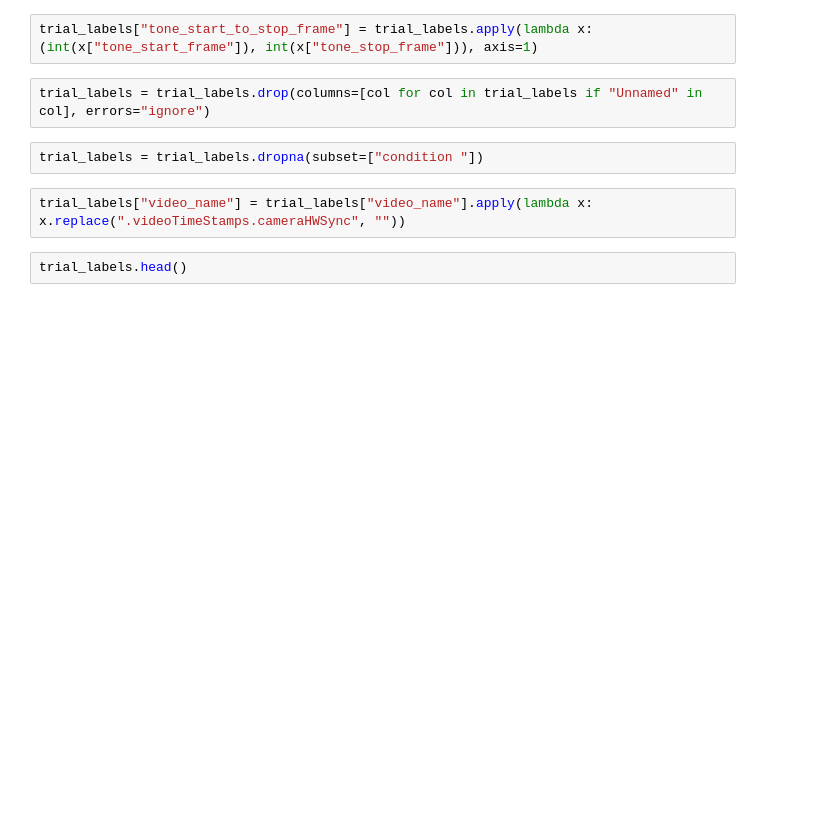
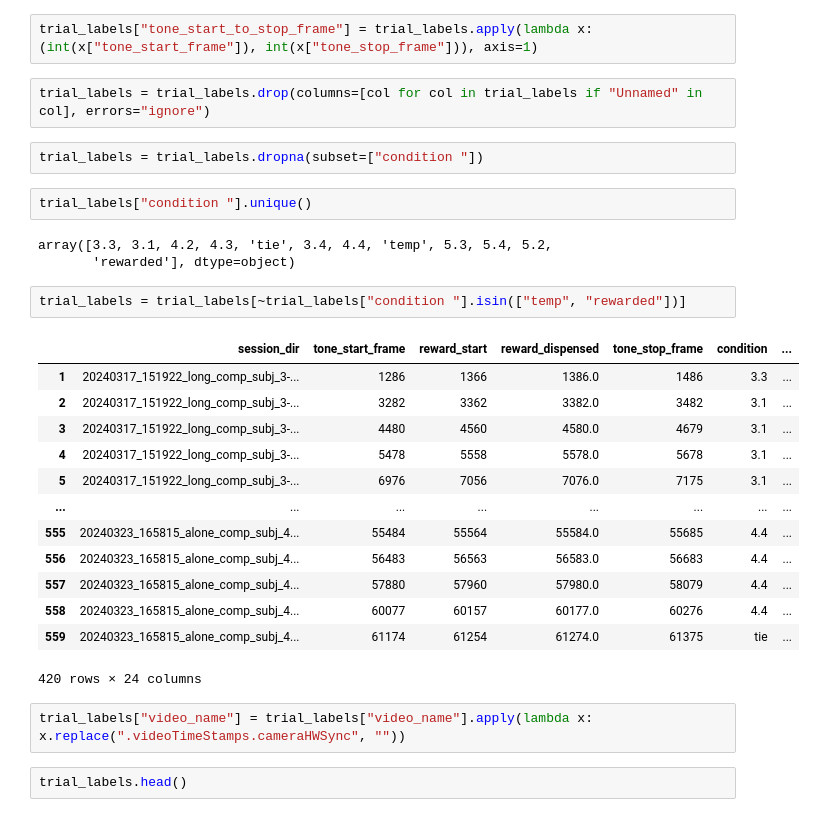
Before and after one commit to padillacoreanolab/reward_comp_ext, a Jupyter notebook: results/2024_06_26_sleap_clustering/01_HPC_trial_only_filtering_sleap_feature_clustering.ipynb, the cells around one changed output. Drawn from its saved outputs; the diff is of its cells as text; blank space fills up the shorter version.

Commit message:
nb: filtering out rewarded trials

```diff
--- a/results/2024_06_26_sleap_clustering/01_HPC_trial_only_filtering_sleap_feature_clustering.ipynb
+++ b/results/2024_06_26_sleap_clustering/01_HPC_trial_only_filtering_sleap_feature_clustering.ipynb
@@ -1769,6 +1769,27 @@ trial_labels["tone_start_to_stop_frame"] = trial_labels.apply(lambda x: (int(x["
 trial_labels = trial_labels.drop(columns=[col for col in trial_labels if "Unnamed" in col], errors="ignore")
 # %%
 trial_labels = trial_labels.dropna(subset=["condition "])
+# %%
+trial_labels["condition "].unique()
+# %% [output]
+array([3.3, 3.1, 4.2, 4.3, 'tie', 3.4, 4.4, 'temp', 5.3, 5.4, 5.2,
+       'rewarded'], dtype=object)
+# %%
+trial_labels = trial_labels[~trial_labels["condition "].isin(["temp", "rewarded"])]
+# %% [output]
+|  | session_dir | tone_start_frame | reward_start | reward_dispensed | tone_stop_frame | condition | ... |
+| 1 | 20240317_151922_long_comp_subj_3-... | 1286 | 1366 | 1386.0 | 1486 | 3.3 | ... |
+| 2 | 20240317_151922_long_comp_subj_3-... | 3282 | 3362 | 3382.0 | 3482 | 3.1 | ... |
+| 3 | 20240317_151922_long_comp_subj_3-... | 4480 | 4560 | 4580.0 | 4679 | 3.1 | ... |
+| 4 | 20240317_151922_long_comp_subj_3-... | 5478 | 5558 | 5578.0 | 5678 | 3.1 | ... |
+| 5 | 20240317_151922_long_comp_subj_3-... | 6976 | 7056 | 7076.0 | 7175 | 3.1 | ... |
+| ... | ... | ... | ... | ... | ... | ... | ... |
+| 555 | 20240323_165815_alone_comp_subj_4... | 55484 | 55564 | 55584.0 | 55685 | 4.4 | ... |
+| 556 | 20240323_165815_alone_comp_subj_4... | 56483 | 56563 | 56583.0 | 56683 | 4.4 | ... |
+| 557 | 20240323_165815_alone_comp_subj_4... | 57880 | 57960 | 57980.0 | 58079 | 4.4 | ... |
+| 558 | 20240323_165815_alone_comp_subj_4... | 60077 | 60157 | 60177.0 | 60276 | 4.4 | ... |
+| 559 | 20240323_165815_alone_comp_subj_4... | 61174 | 61254 | 61274.0 | 61375 | tie | ... |
+420 rows × 24 columns
 # %%
 trial_labels["video_name"] = trial_labels["video_name"].apply(lambda x: x.replace(".videoTimeStamps.cameraHWSync", ""))
 # %%
```
Also changed, not shown: parts of 28 cells of this notebook, 3 other files.
